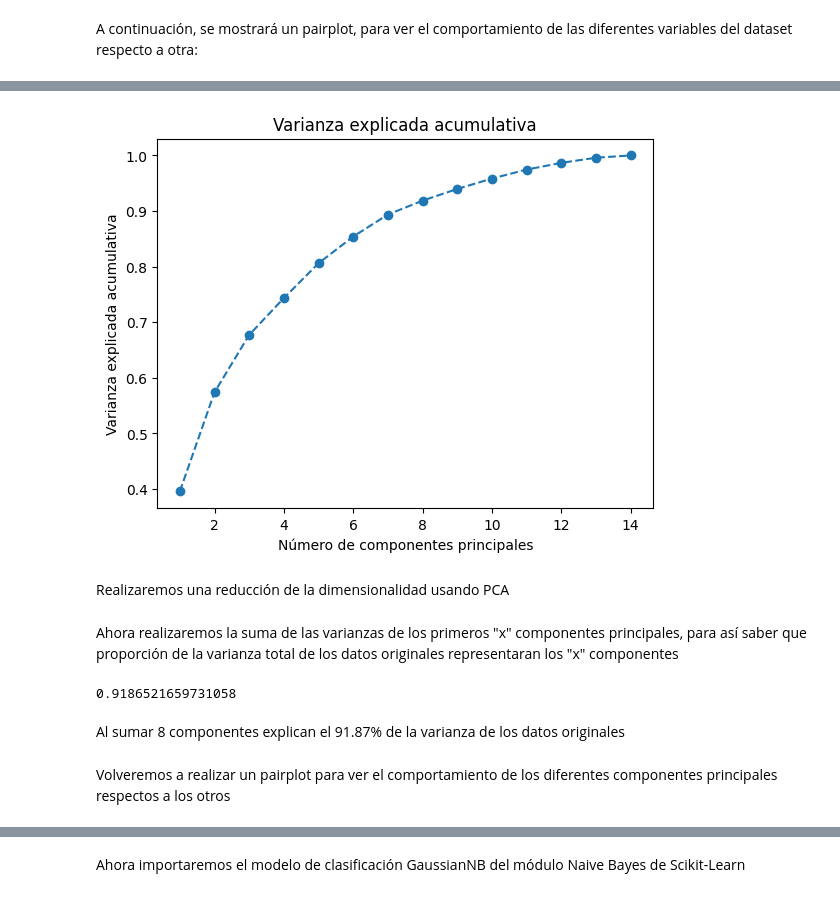
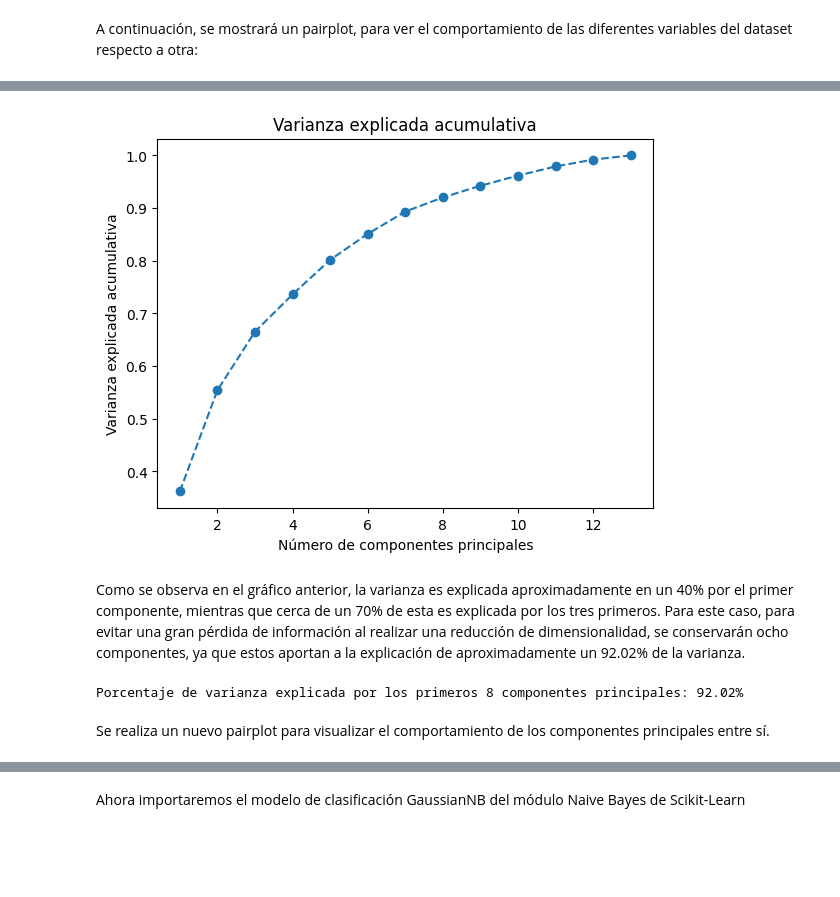
Before and after one commit to Gaddran/VinosMachineLearning, a Jupyter notebook: Notebooks/Wine PCA - Naive Bayes.ipynb, the cells around one changed output, grey strips where cells are left out. Saved outputs shown, nothing was run; the diff lists cells and outputs as text; code cells hidden in the pictures; blank space fills up the shorter version.

```diff
--- a/Notebooks/Wine PCA - Naive Bayes.ipynb
+++ b/Notebooks/Wine PCA - Naive Bayes.ipynb
@@ -29,7 +47,9 @@ from sklearn.preprocessing import StandardScaler
 # %%
 # Realizaremos la carga de wine.csv y le asignaremos nombre a cada columna, ya que el dataset viene por defecto sin sus encabezados
 
-wine = pd.read_csv("C:/Users/kurtc/Documents/GitHub/VinosMachineLearning/Notebooks/Wine.csv", header=None)
+# Cambié la ubicación global a relativa para que el código sea más portable.
+# wine = pd.read_csv("C:/Users/kurtc/Documents/GitHub/VinosMachineLearning/Notebooks/Wine.csv", header=None)
+wine = pd.read_csv("Wine.csv", header=None)
 
 wine.columns = ["class", "alcohol", "malic_acid", "ash", "alcalinity_of_ash", "magnesium", "total_phenols", "flavanoids", "nonflavanoid_phenols",
                 "proanthocyanins", "color_intensity", "hue", "od280/od315_of_diluted_wines", "proline"]
@@ -107,4 +132,6 @@ Es por esto que estandarizaremos las variables. Para esto, crearemos un nuevo da
 # %%
-X = StandardScaler(with_std=True,with_mean=True).fit_transform(wine)
-pd.DataFrame(X, columns = wine.columns).head()
+wine_features = wine.drop("class", axis=1)
+
+wine_standarized = StandardScaler(with_std=True,with_mean=True).fit_transform(wine_features)
+pd.DataFrame(wine_standarized, columns = wine_features.columns).head()
 # %% [output]
@@ -119,41 +146,35 @@ Una vez creado nuestro nuevo dataset llamado "X", aplicaremos el PCA a nuestros
 # %%
+# Se crea un objeto de la clase PCA
 pca = PCA()
 
 # Aplicar PCA a tus datos estandarizados
-principal_components = pca.fit_transform(X)
+principal_components = pca.fit_transform(wine_standarized)
 
 # Explorar la varianza explicada por cada componente principal
 explained_variance_ratio = pca.explained_variance_ratio_
 
 # Visualizar la varianza explicada acumulativa para decidir cuántos componentes conservar
-import matplotlib.pyplot as plt
-
 plt.plot(range(1, len(explained_variance_ratio) + 1), explained_variance_ratio.cumsum(), marker='o', linestyle='--')
 plt.title('Varianza explicada acumulativa')
 plt.xlabel('Número de componentes principales')
 plt.ylabel('Varianza explicada acumulativa')
 plt.show()
 # %% [output]
-[figure, old version]
+[figure, new version]
-# %% [markdown]
-Realizaremos una reducción de la dimensionalidad usando PCA
+# %% [markdown]
+Como se observa en el gráfico anterior, la varianza es explicada aproximadamente en un 40% por el primer componente, mientras que cerca de un 70% de esta es explicada por los tres primeros. Para este caso, para evitar una gran pérdida de información al realizar una reducción de dimensionalidad, se conservarán ocho componentes, ya que estos aportan a la explicación de aproximadamente un 92.02% de la varianza.
 # %%
 n_components = 8
 pca = PCA(n_components=n_components)
-principal_components = pca.fit_transform(X)
+principal_components = pca.fit_transform(wine_standarized)
 
 # Ahora tienes tus datos reducidos a n_components características
 pc_df=pd.DataFrame(principal_components, columns=[f'PC{i}' for i in range(1, n_components + 1)])
+print(f'Porcentaje de varianza explicada por los primeros {n_components} componentes principales: {pca.explained_variance_ratio_.sum()*100:.2f}%')
+# %% [output]
+Porcentaje de varianza explicada por los primeros 8 componentes principales: 92.02%
-# %% [markdown]
-Ahora realizaremos la suma de las varianzas de los primeros "x" componentes principales, para así saber que proporción de la varianza total de los datos originales representaran los "x" componentes
-# %%
-pca.explained_variance_ratio_[0:8].sum()
-# %% [output]
-0.9186521659731058
-# %% [markdown]
-Al sumar 8 componentes explican el 91.87% de la varianza de los datos originales
 # %% [markdown]
-Volveremos a realizar un pairplot para ver el comportamiento de los diferentes componentes principales respectos a los otros
+Se realiza un nuevo pairplot para visualizar el comportamiento de los componentes principales entre sí.
 # %%
 sns.pairplot(pc_df, diag_kind="kde")
 plt.show
```
Also changed, not shown: parts of 25 cells of this notebook, 1 other file.
